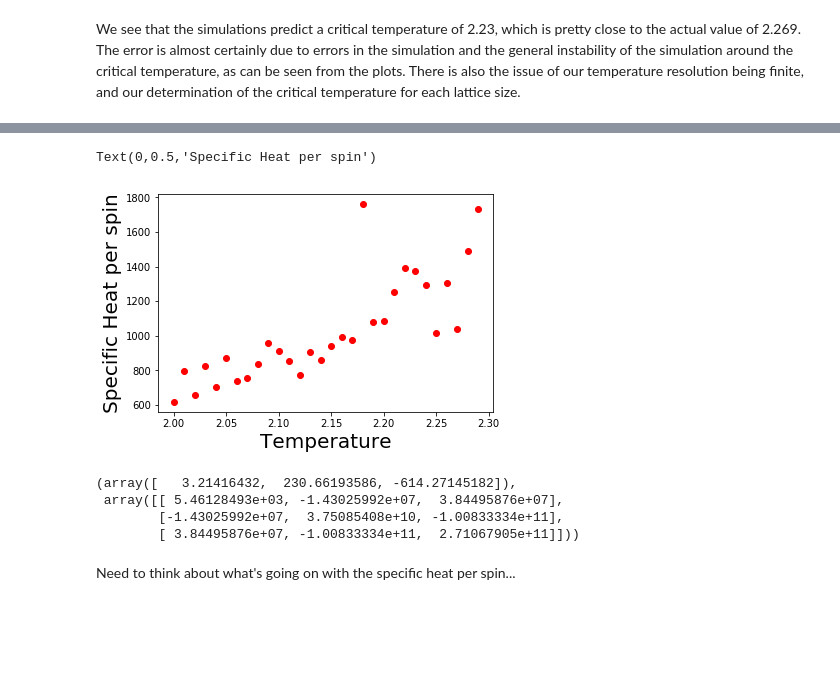
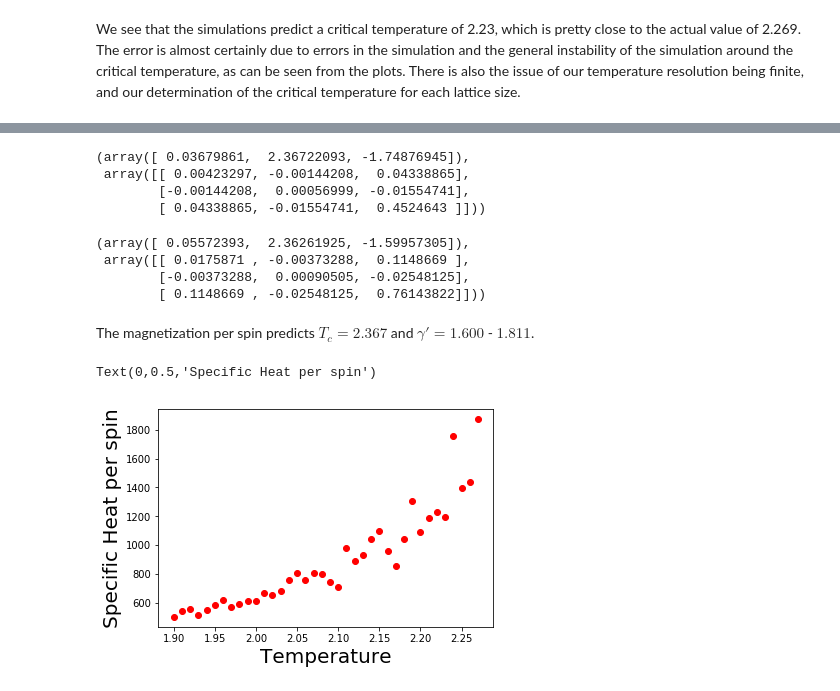
Before and after one commit to kaitshin/PHYSICS113-final-project, a Jupyter notebook: Metropolis.ipynb, the cells around one changed output, grey strips where cells are left out. Drawn from its saved outputs; the diff is of its cells as text; code cells hidden in the pictures; blank space fills up the shorter version.

```diff
--- a/Metropolis.ipynb
+++ b/Metropolis.ipynb
@@ -738,0 +729,38 @@ scipy.optimize.curve_fit(lin, [1/64, 1/100, 1/225, 1/900], crit_temp)
+# %%
+start = time.time()
+
+grid = copy.copy(init)
+
+for i in range(t_points):
+    T = temps[i]
+    boltz = {"4.0" : np.exp(-8/T), "2.0" : np.exp(-4/T)}
+
+    for j in range(n_eq):
+        mc_sweep(grid, boltz)         # fewer function calls than stepping n_eq * N times, so faster
+
+    # initialize the totals that will be used to compute averages
+    e_total = 0
+    e2_total = 0
+    mag_total = 0
+    mag2_total= 0
+
+    # measurements to average
+    for k in range(n):
+        mc_sweep(grid, boltz)
+        energy = ising_energy(grid)             # only taking measurements every sweep
+        mag = np.sum(grid)
+
+        e_total += energy
+        e2_total += energy*energy               # faster than squaring using **2 I think?
+        mag_total += mag
+        mag2_total += mag*mag
+
+    # compute averages
+    eneps_list50[i] = n1*e_total
+    magps_list50[i] = n1*mag_total
+    spec_heat50[i] = (n1*e2_total - n2*e_total*e_total)/(T*T)
+    mag_sus50[i] = (n1*mag2_total - n2*mag_total*mag_total)/T
+
+
+end = time.time()
+print(end - start)
@@ -762,0 +832,14 @@ We found great values for the critical temperature and the critical exponent of
+# %%
+scipy.optimize.curve_fit(power, temps[36:84], mag_sus50[36:84], p0 = [.01, 2.36, -1.75], maxfev=10000)
+# %% [output]
+(array([ 0.03679861,  2.36722093, -1.74876945]),
+ array([[ 0.00423297, -0.00144208,  0.04338865],
+        [-0.00144208,  0.00056999, -0.01554741],
+        [ 0.04338865, -0.01554741,  0.4524643 ]]))
+# %%
+scipy.optimize.curve_fit(power, temps[56:84], mag_sus50[56:84], p0 = [.01, 2.36, -1.75], maxfev=10000)
+# %% [output]
+(array([ 0.05572393,  2.36261925, -1.59957305]),
+ array([[ 0.0175871 , -0.00373288,  0.1148669 ],
+        [-0.00373288,  0.00090505, -0.02548125],
+        [ 0.1148669 , -0.02548125,  0.76143822]]))
@@ -763,14 +848,9 @@ We found great values for the critical temperature and the critical exponent of
+# %% [markdown]
+The magnetization per spin predicts $T_c = 2.367$ and $\gamma' = 1.600$ - $1.811$.
 # %%
-plt.plot(temps[50:80], np.array(spec_heat30[50:80])*900, 'ro')
+plt.plot(temps[40:78], np.array(spec_heat50[40:78])*900, 'ro')
 plt.xlabel("Temperature", fontsize=20)
 plt.ylabel("Specific Heat per spin", fontsize=20)
 # %% [output]
 Text(0,0.5,'Specific Heat per spin')
-[figure, old version]
+[figure, new version]
-# %%
-scipy.optimize.curve_fit(power, temps[50:80], np.array(spec_heat30[50:80])*900, p0 = [1, 2.3, .01], maxfev=10000)
-# %% [output]
-(array([   3.21416432,  230.66193586, -614.27145182]),
- array([[ 5.46128493e+03, -1.43025992e+07,  3.84495876e+07],
-        [-1.43025992e+07,  3.75085408e+10, -1.00833334e+11],
-        [ 3.84495876e+07, -1.00833334e+11,  2.71067905e+11]]))
@@ -779,2 +856,0 @@ f_spec = power(np.array(temps[50:80]), 1, 2.27, -.01)
-# %% [markdown]
-Need to think about what's going on with the specific heat per spin...
```
Also changed, not shown: parts of 24 cells of this notebook.
